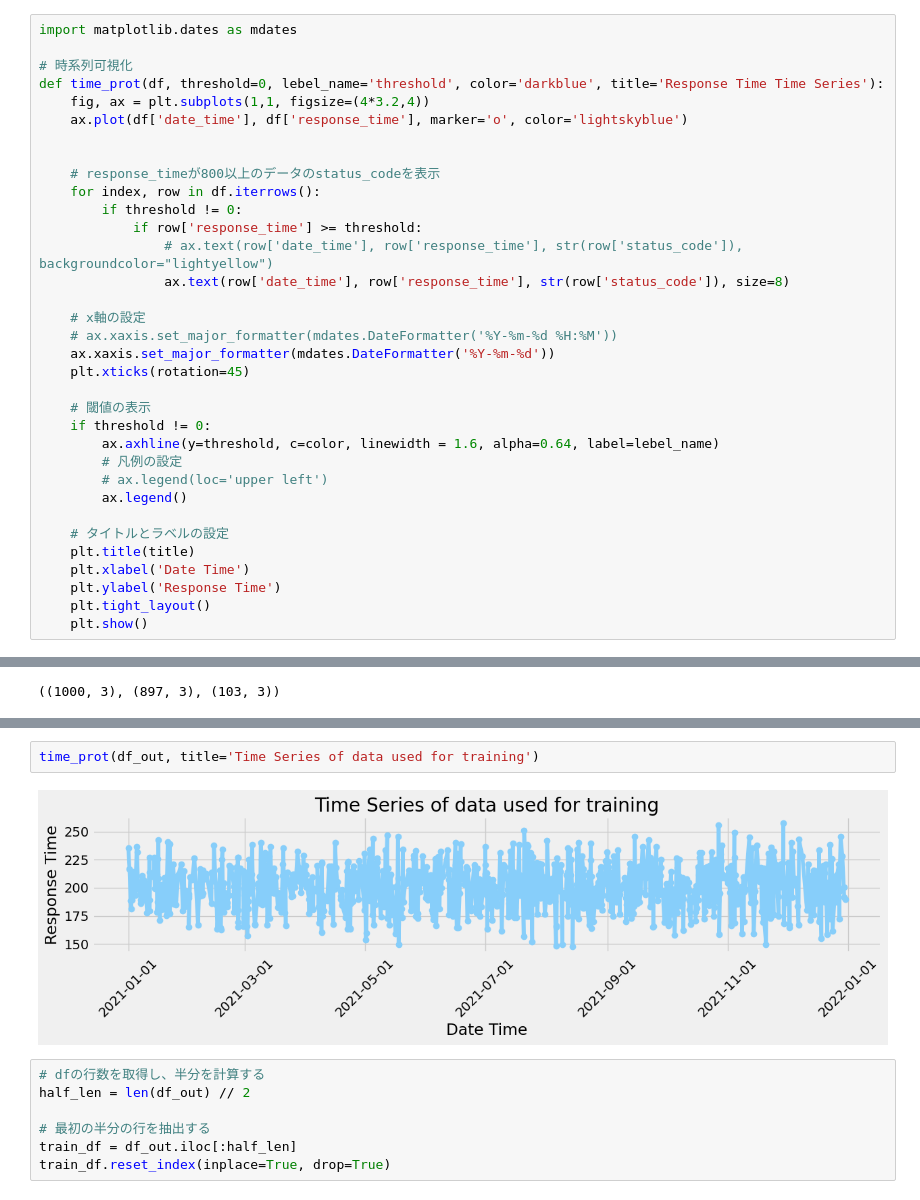
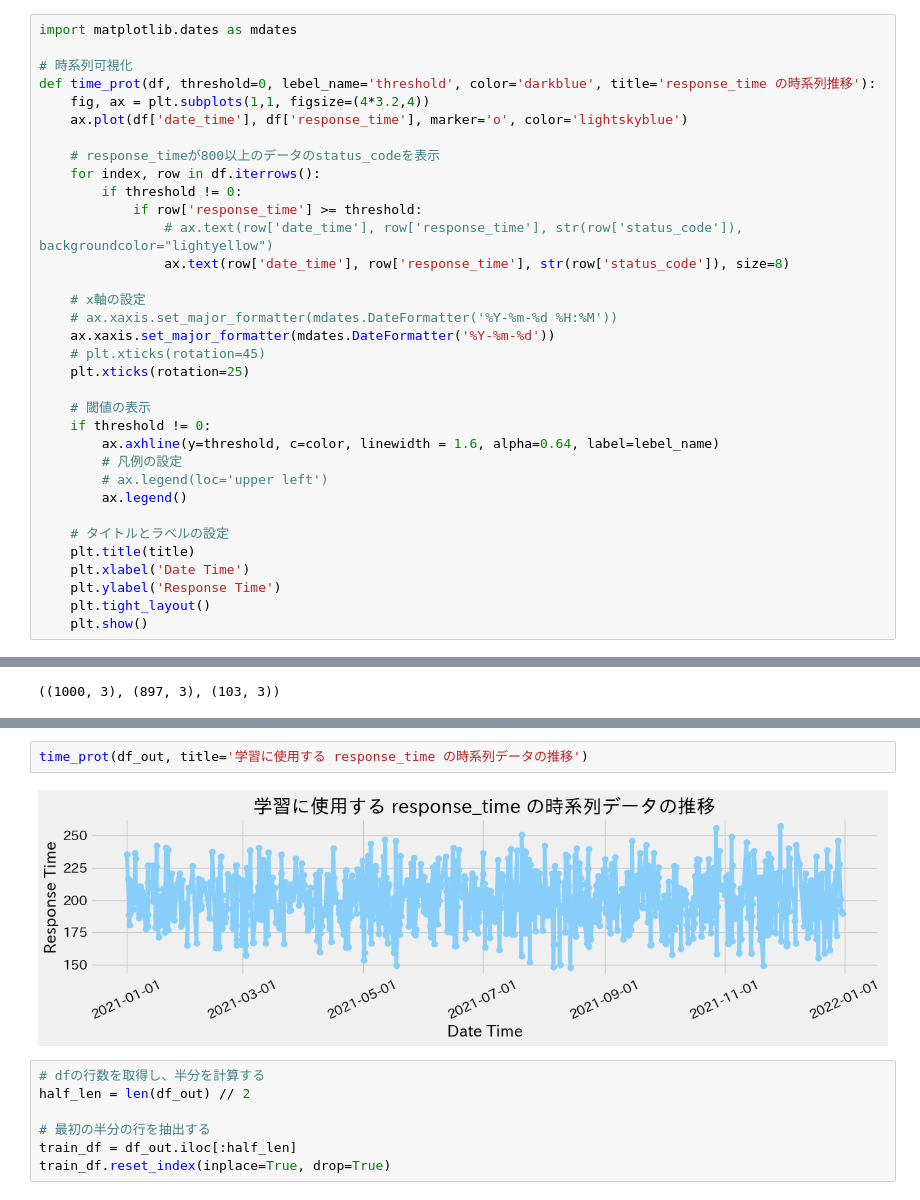
Before and after one commit to sekihan02/chainrwkworkbook, a Jupyter notebook: 007__Anomaly_detection_threshold_setting.ipynb, the cells around one changed output, grey strips where cells are left out. Drawn from its saved outputs; the diff is of its cells as text.

```diff
--- a/007__Anomaly_detection_threshold_setting.ipynb
+++ b/007__Anomaly_detection_threshold_setting.ipynb
@@ -181,10 +208,9 @@ Number of all data: 1000
 import matplotlib.dates as mdates
 
 # 時系列可視化
-def time_prot(df, threshold=0, lebel_name='threshold', color='darkblue', title='Response Time Time Series'):
+def time_prot(df, threshold=0, lebel_name='threshold', color='darkblue', title='response_time の時系列推移'):
     fig, ax = plt.subplots(1,1, figsize=(4*3.2,4))
     ax.plot(df['date_time'], df['response_time'], marker='o', color='lightskyblue')
-
 
     # response_timeが800以上のデータのstatus_codeを表示
     for index, row in df.iterrows():
@@ -196,7 +222,8 @@ def time_prot(df, threshold=0, lebel_name='threshold', color='darkblue', title='
     # x軸の設定
     # ax.xaxis.set_major_formatter(mdates.DateFormatter('%Y-%m-%d %H:%M'))
     ax.xaxis.set_major_formatter(mdates.DateFormatter('%Y-%m-%d'))
-    plt.xticks(rotation=45)
+    # plt.xticks(rotation=45)
+    plt.xticks(rotation=25)
 
     # 閾値の表示
     if threshold != 0:
@@ -458,7 +498,7 @@ plot_dist3(df_out, 'response_time', 'Remove Outlier data Readability Score Distr
 # %%
-time_prot(df_out, title='Time Series of data used for training')
+time_prot(df_out, title='学習に使用する response_time の時系列データの推移')
 # %% [output]
-[figure, old version]
+[figure, new version]
 # %%
 # dfの行数を取得し、半分を計算する
 half_len = len(df_out) // 2
```
Also changed, not shown: parts of 36 cells of this notebook, 26 other files.
